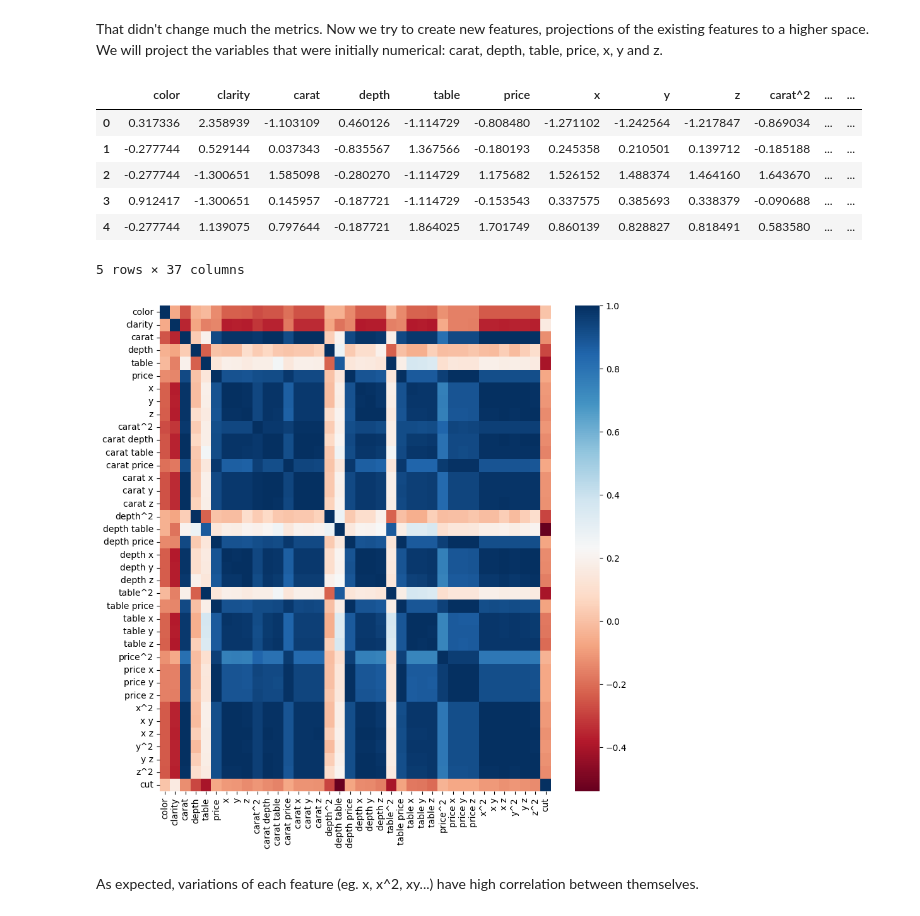
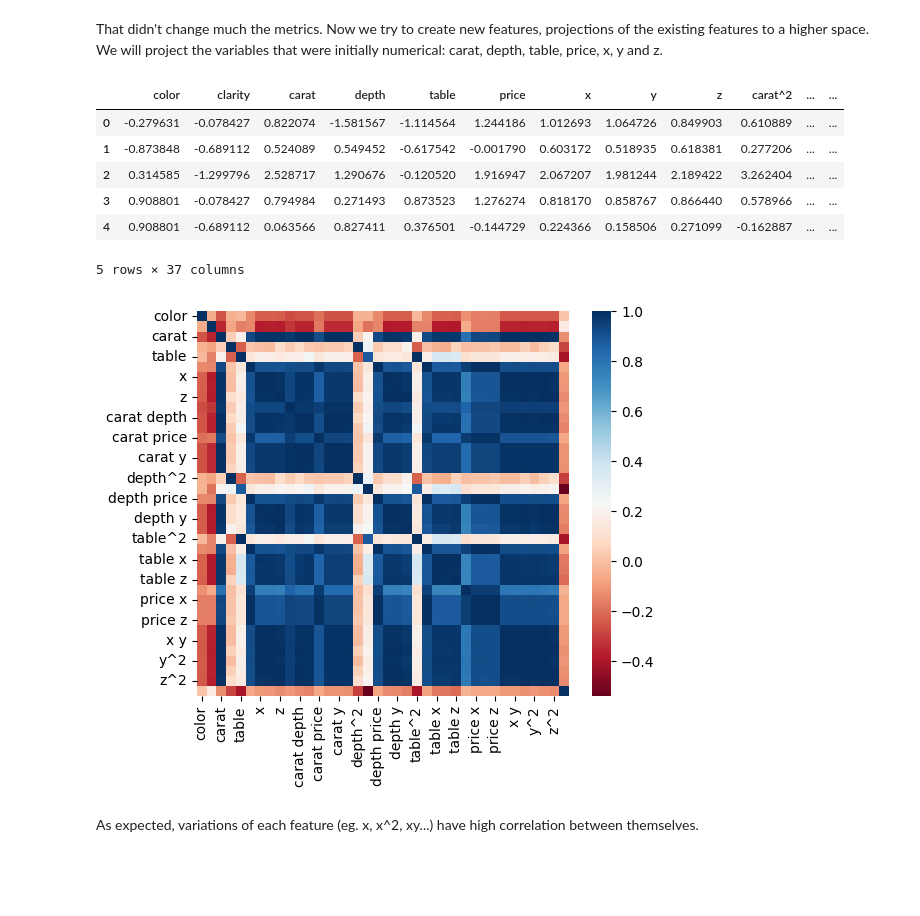
Before and after one commit to Pikurrot/ml-project-uab, a Jupyter notebook: analysis_logreg.ipynb, the cells around one changed output. Cells and saved outputs as stored; diff of their text form; code cells hidden in the pictures; blank space fills up the shorter version.

Commit message:
Solve LogReg analysis inconsistences
LOS preprocessing was used instead of PLOS

```diff
--- a/analysis_logreg.ipynb
+++ b/analysis_logreg.ipynb
@@ -120,36 +120,27 @@ model.compute_metrics(X_val, y_val)
  'f1': 0.5357142857142857}
 # %% [markdown]
 That didn't change much the metrics. Now we try to create new features, projections of the existing features to a higher space. We will project the variables that were initially numerical: carat, depth, table, price, x, y and z.
-# %%
-from sklearn.preprocessing import PolynomialFeatures
-
-df_new = df.copy()
-numerical = ["carat", "depth", "table", "price", "x", "y", "z"]
-poly = PolynomialFeatures(2)
-df_new = df_new.drop(numerical, axis=1)
-new_features = poly.fit_transform(df[numerical])[:,1:] # drop first column (1)
-feature_names = poly.get_feature_names_out(numerical)[1:]
-df_new = pd.concat([df_new, pd.DataFrame(new_features, columns=feature_names)], axis=1)
-X_train, X_test, y_train, y_test = utils.preprocessing_LOS(df_new)
-X_train.head()
-# %% [output]
-|  | color | clarity | carat | depth | table | price | x | y | z | carat^2 | ... | ... |
-| 0 | 0.317336 | 2.358939 | -1.103109 | 0.460126 | -1.114729 | -0.808480 | -1.271102 | -1.242564 | -1.217847 | -0.869034 | ... | ... |
-| 1 | -0.277744 | 0.529144 | 0.037343 | -0.835567 | 1.367566 | -0.180193 | 0.245358 | 0.210501 | 0.139712 | -0.185188 | ... | ... |
-| 2 | -0.277744 | -1.300651 | 1.585098 | -0.280270 | -1.114729 | 1.175682 | 1.526152 | 1.488374 | 1.464160 | 1.643670 | ... | ... |
-| 3 | 0.912417 | -1.300651 | 0.145957 | -0.187721 | -1.114729 | -0.153543 | 0.337575 | 0.385693 | 0.338379 | -0.090688 | ... | ... |
-| 4 | -0.277744 | 1.139075 | 0.797644 | -0.187721 | 1.864025 | 1.701749 | 0.860139 | 0.828827 | 0.818491 | 0.583580 | ... | ... |
-5 rows × 37 columns
+# %%
+X_train, X_test, y_train, y_test = utils.preprocessing_PLOS(df)
+X_train.head()
+# %% [output]
+|  | color | clarity | carat | depth | table | price | x | y | z | carat^2 | ... | ... |
+| 0 | -0.279631 | -0.078427 | 0.822074 | -1.581567 | -1.114564 | 1.244186 | 1.012693 | 1.064726 | 0.849903 | 0.610889 | ... | ... |
+| 1 | -0.873848 | -0.689112 | 0.524089 | 0.549452 | -0.617542 | -0.001790 | 0.603172 | 0.518935 | 0.618381 | 0.277206 | ... | ... |
+| 2 | 0.314585 | -1.299796 | 2.528717 | 1.290676 | -0.120520 | 1.916947 | 2.067207 | 1.981244 | 2.189422 | 3.262404 | ... | ... |
+| 3 | 0.908801 | -0.078427 | 0.794984 | 0.271493 | 0.873523 | 1.276274 | 0.818170 | 0.858767 | 0.866440 | 0.578966 | ... | ... |
+| 4 | 0.908801 | -0.689112 | 0.063566 | 0.827411 | 0.376501 | -0.144729 | 0.224366 | 0.158506 | 0.271099 | -0.162887 | ... | ... |
+5 rows × 37 columns
 # %%
 import seaborn as sns
 
 df_temp = pd.concat([X_train, y_train], axis=1)
 corr = df_temp.corr()
-plt.figure(figsize=(10, 10))
+plt.figure(figsize=(6, 5))
 sns.heatmap(corr, cmap="RdBu")
 plt.show()
 # %% [output]
-[figure, old version]
+[figure, new version]
 # %% [markdown]
 As expected, variations of each feature (eg. x, x^2, xy...) have high correlation between themselves.
 # %%
```
Also changed, not shown: parts of 22 cells of this notebook.
